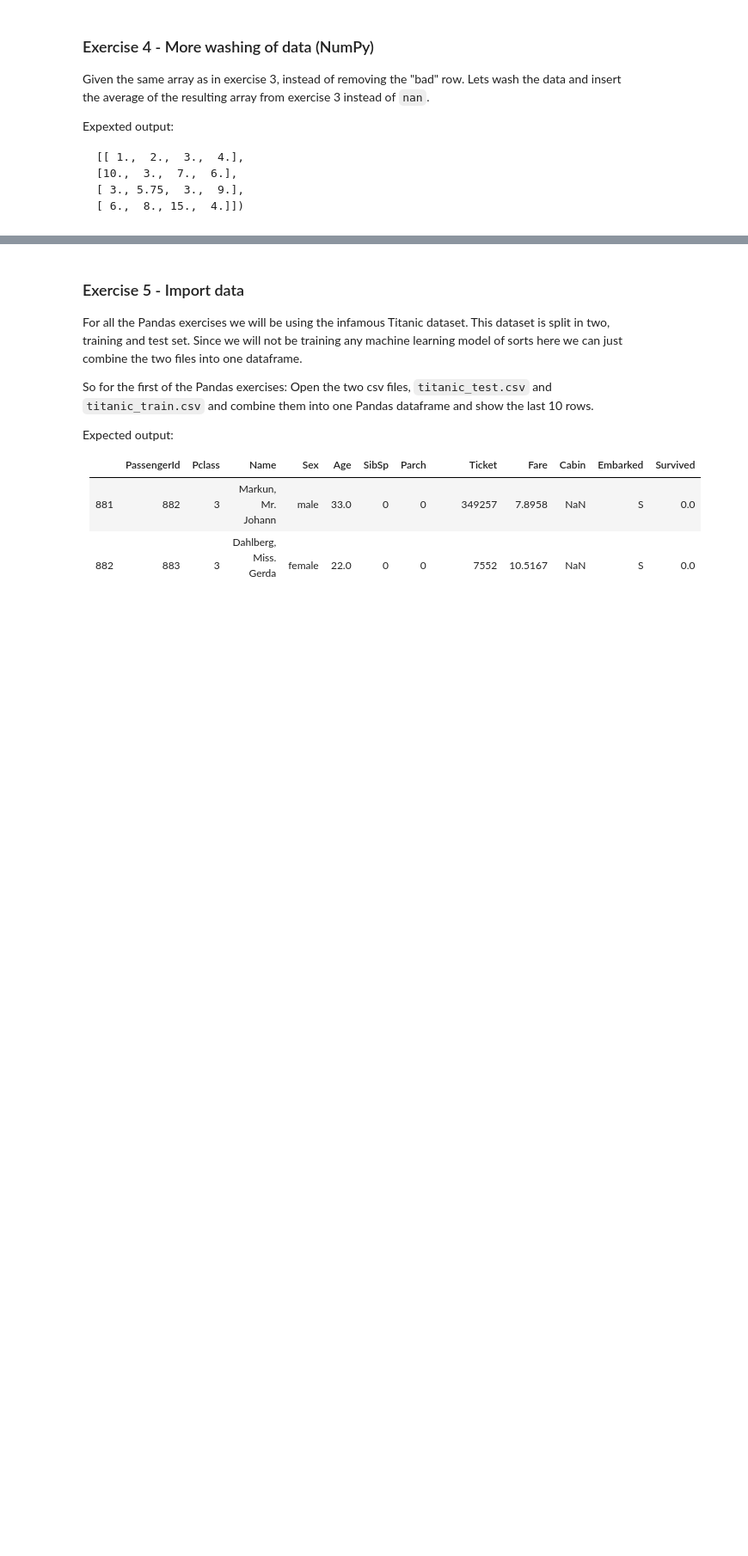
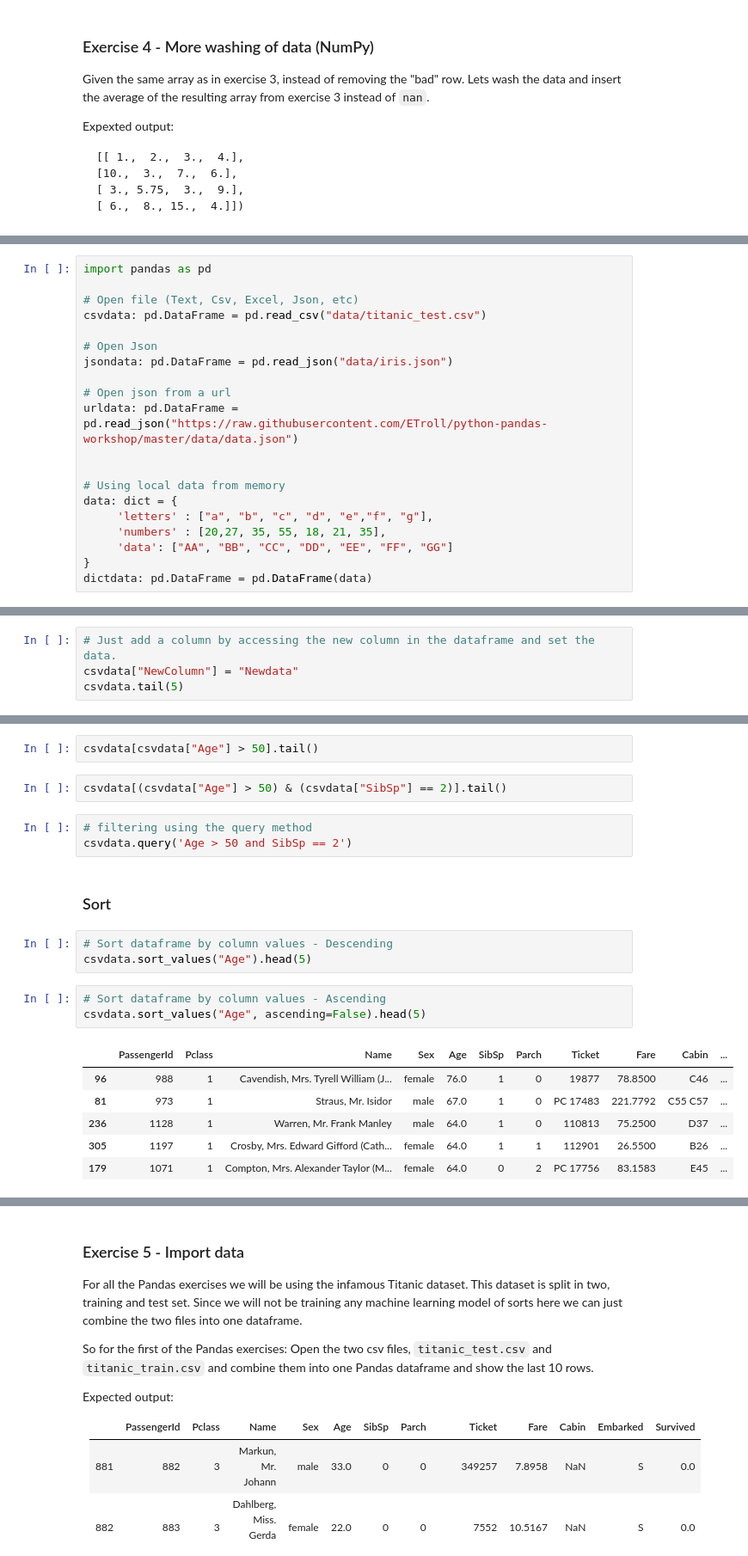
Before and after one commit to ETroll/python-pandas-workshop, a Jupyter notebook: Workshop.ipynb, the cells around one changed output, grey strips where cells are left out. Shown at 86% size. Saved outputs shown, nothing was run; the diff lists cells and outputs as text; blank space fills up the shorter version.

Commit message:
Text complete, still missing a few exercises

```diff
--- a/Workshop.ipynb
+++ b/Workshop.ipynb
@@ -336,0 +300,20 @@ df.fillna() -
+# %%
+import pandas as pd
+
+# Open file (Text, Csv, Excel, Json, etc)
+csvdata: pd.DataFrame = pd.read_csv("data/titanic_test.csv")
+
+# Open Json
+jsondata: pd.DataFrame = pd.read_json("data/iris.json")
+
+# Open json from a url
+urldata: pd.DataFrame = pd.read_json("https://raw.githubusercontent.com/ETroll/python-pandas-workshop/master/data/data.json")
+
+
+# Using local data from memory
+data: dict = {
+     'letters' : ["a", "b", "c", "d", "e","f", "g"],
+     'numbers' : [20,27, 35, 55, 18, 21, 35],
+     'data': ["AA", "BB", "CC", "DD", "EE", "FF", "GG"]
+}
+dictdata: pd.DataFrame = pd.DataFrame(data)
@@ -336,0 +372,4 @@ df.fillna() -
+# %%
+# Just add a column by accessing the new column in the dataframe and set the data.
+csvdata["NewColumn"] = "Newdata"
+csvdata.tail(5)
@@ -336,0 +424,22 @@ df.fillna() -
+# %%
+csvdata[csvdata["Age"] > 50].tail()
+# %%
+csvdata[(csvdata["Age"] > 50) & (csvdata["SibSp"] == 2)].tail()
+# %%
+# filtering using the query method
+csvdata.query('Age > 50 and SibSp == 2')
+# %% [markdown]
+### Sort
+# %%
+# Sort dataframe by column values - Descending
+csvdata.sort_values("Age").head(5)
+# %%
+# Sort dataframe by column values - Ascending
+csvdata.sort_values("Age", ascending=False).head(5)
+# %% [output]
+|  | PassengerId | Pclass | Name | Sex | Age | SibSp | Parch | Ticket | Fare | Cabin | ... |
+| 96 | 988 | 1 | Cavendish, Mrs. Tyrell William (J... | female | 76.0 | 1 | 0 | 19877 | 78.8500 | C46 | ... |
+| 81 | 973 | 1 | Straus, Mr. Isidor | male | 67.0 | 1 | 0 | PC 17483 | 221.7792 | C55 C57 | ... |
+| 236 | 1128 | 1 | Warren, Mr. Frank Manley | male | 64.0 | 1 | 0 | 110813 | 75.2500 | D37 | ... |
+| 305 | 1197 | 1 | Crosby, Mrs. Edward Gifford (Cath... | female | 64.0 | 1 | 1 | 112901 | 26.5500 | B26 | ... |
+| 179 | 1071 | 1 | Compton, Mrs. Alexander Taylor (M... | female | 64.0 | 0 | 2 | PC 17756 | 83.1583 | E45 | ... |
```
Also changed, not shown: parts of 43 cells of this notebook, 1 other file.
